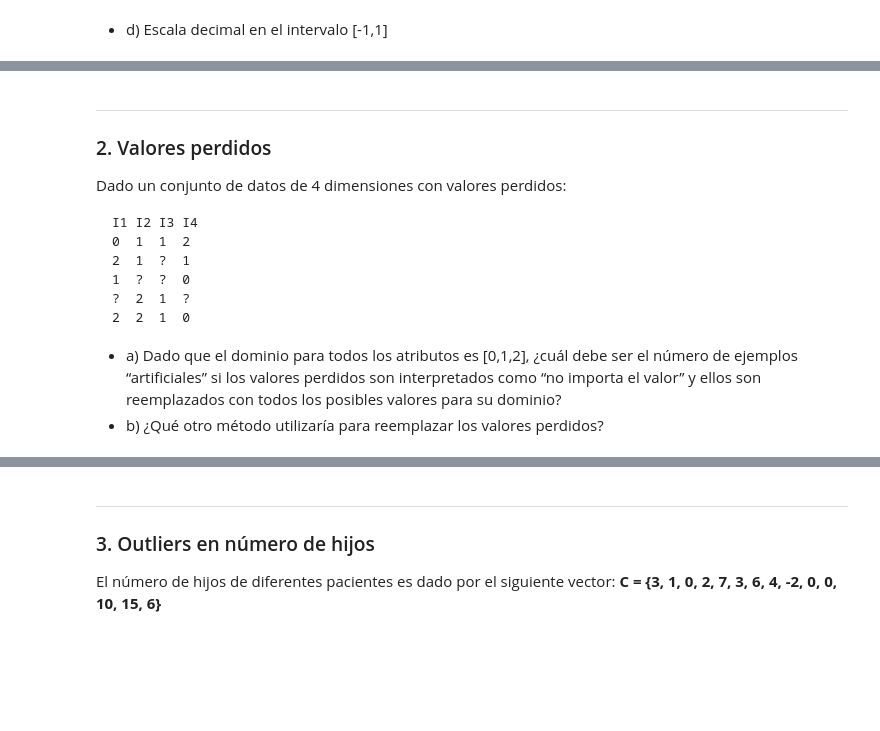
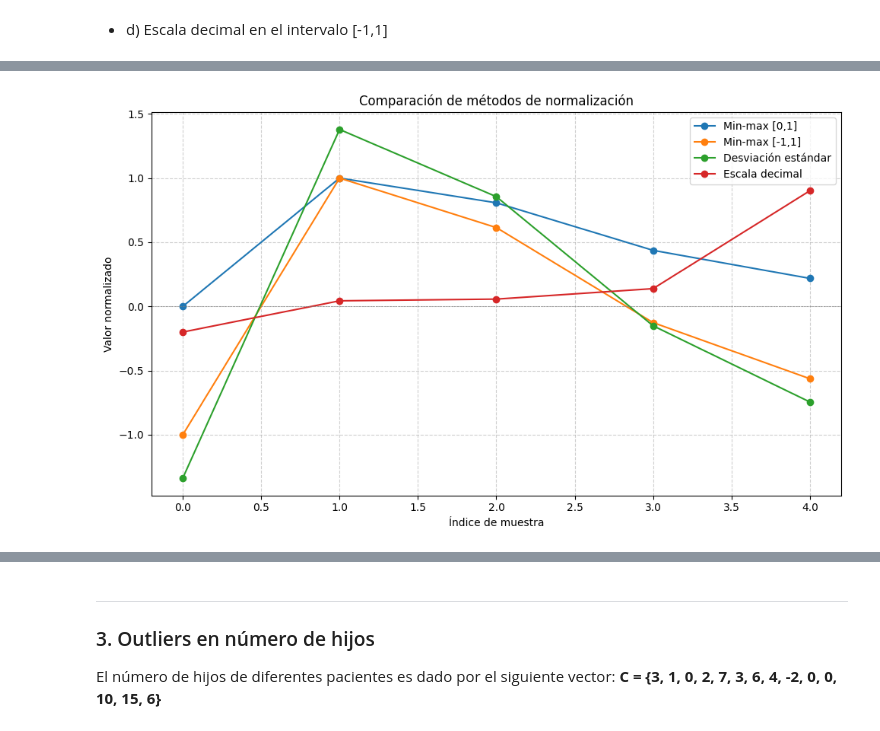
Before and after one commit to jodiazro/TallerPreprocesamientoMD, a Jupyter notebook: TallerPreprocesamiento.ipynb, the cells around one changed output, grey strips where cells are left out. Cells and saved outputs as stored; diff of their text form; code cells hidden in the pictures; blank space fills up the shorter version.

````diff
--- a/TallerPreprocesamiento.ipynb
+++ b/TallerPreprocesamiento.ipynb
@@ -30,4 +31,5 @@ Dado un conjunto de datos de una dimensión
 
 * a) Min-max normalización en el intervalo \[0,1]
 # %%
-min_max_0_1 = (X-X.min())/(X.max()-X.min())
+normalized_data["Min-max [0,1]"] = (X-X.min())/(X.max()-X.min())
+normalized_data["Min-max [0,1]"]
@@ -34,4 +38,5 @@ min_max_0_1 = (X-X.min())/(X.max()-X.min())
 # %% [markdown]
 * b) Min-max normalización en el intervalo \[-1,1]
 # %%
-min_max_m1_1 = 2*(X-X.min())/(X.max()-X.min())-1
+normalized_data["Min-max [-1,1]"] = 2*(X-X.min())/(X.max()-X.min())-1
+normalized_data["Min-max [-1,1]"]
@@ -38,4 +45,5 @@ min_max_m1_1 = 2*(X-X.min())/(X.max()-X.min())-1
 # %% [markdown]
 * c) Normalización usando desviación estándar
 # %%
-norm_by_std = (X-X.mean())/X.std()
+normalized_data["Desviación estándar"] = (X-X.mean())/X.std()
+normalized_data["Desviación estándar"]
@@ -42,4 +52,5 @@ norm_by_std = (X-X.mean())/X.std()
 # %% [markdown]
 * d) Escala decimal en el intervalo \[-1,1]
 # %%
-dec_scale=X/(X**(np.ceil(np.log10(X.max()))))
+normalized_data["Escala decimal"]=X/(X**(np.ceil(np.log10(X.max()))))
+normalized_data["Escala decimal"]
@@ -52,18 +121,17 @@ TypeError: scatter() missing 1 required positional argument: 'y'
-# %% [markdown]
----
-
-### 2. Valores perdidos
-
-Dado un conjunto de datos de 4 dimensiones con valores perdidos:
-
-```
-I1 I2 I3 I4
-0  1  1  2
-2  1  ?  1
-1  ?  ?  0
-?  2  1  ?
-2  2  1  0
-```
-
-* a) Dado que el dominio para todos los atributos es \[0,1,2], ¿cuál debe ser el número de ejemplos “artificiales” si los valores perdidos son interpretados como “no importa el valor” y ellos son reemplazados con todos los posibles valores para su dominio?
-* b) ¿Qué otro método utilizaría para reemplazar los valores perdidos?
+# %%
+from matplotlib import pyplot as plt
+
+plt.figure(figsize=(10, 6))
+for k, d in normalized_data.items():
+    plt.plot(d, marker='o', label=k)
+
+plt.title("Comparación de métodos de normalización")
+plt.xlabel("Índice de muestra")
+plt.ylabel("Valor normalizado")
+plt.axhline(0, color='gray', linestyle='--', linewidth=0.5)
+plt.grid(True, linestyle='--', alpha=0.6)
+plt.legend()
+plt.tight_layout()
+plt.show()
+# %% [output]
+[figure, added]
````
Also changed, not shown: parts of 14 cells of this notebook.
